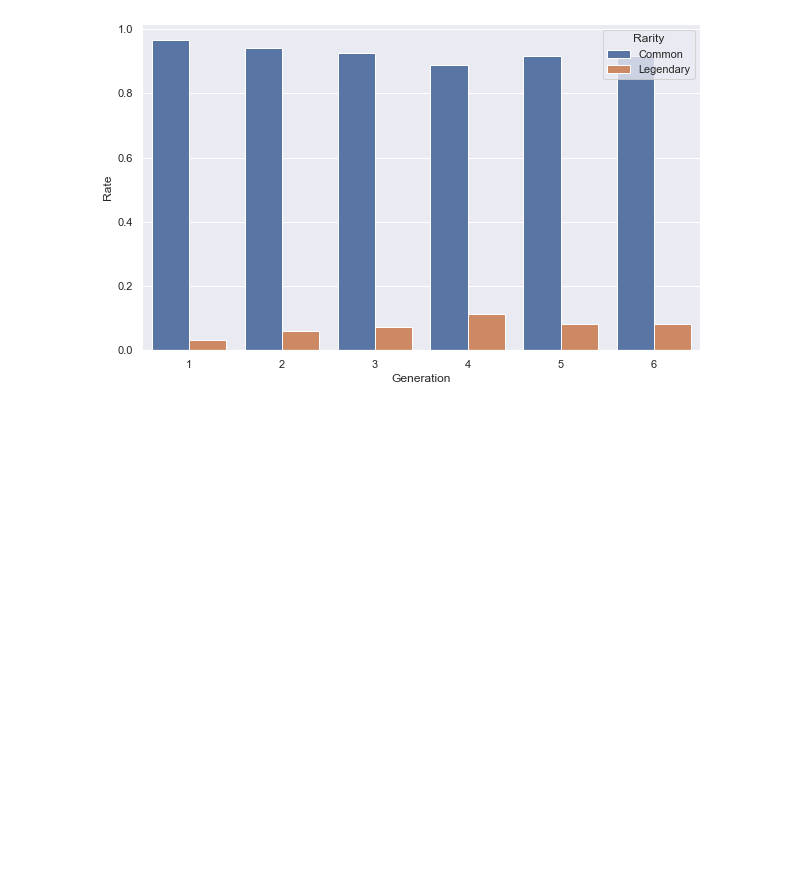
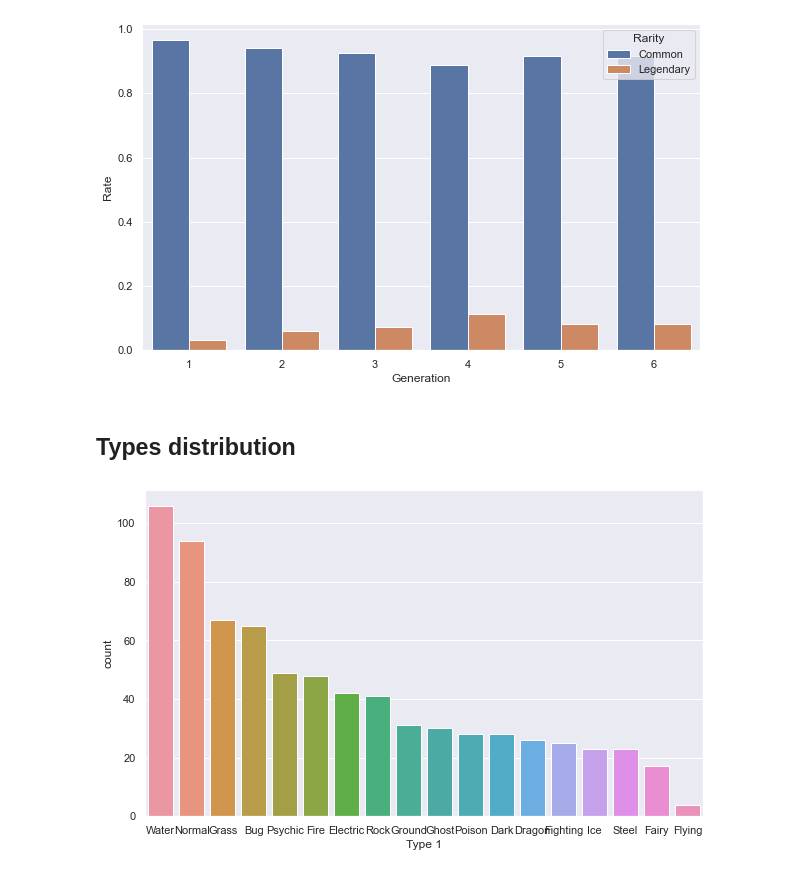
Before and after one commit to c-brugo/pkm-science, a Jupyter notebook: pkm-science.ipynb, the cells around one changed output. Cells and saved outputs as stored; diff of their text form; code cells hidden in the pictures; blank space fills up the shorter version.

```diff
--- a/pkm-science.ipynb
+++ b/pkm-science.ipynb
@@ -63,6 +66,9 @@ dtypes: object(20)
 memory usage: 90.1+ KB
 # %% [markdown]
 # Preprocessing
+# %%
+typesN = ["Type 1", "Type 2"]
+stats = ["HP", "Attack", "Defense", "Sp Atk", "Sp Def", "Speed", "Total"]
 # %%
 # Pokemon matchup dataset
 #Remove asterisks before the multiplier and setup data types
@@ -108,7 +111,7 @@ pkm_df.tail()
 | 745 | 720 | Hoopa | Psychic | Dark | 680 | 80 | 160 | 60 | 170 | 130 | 80 | ... |
 | 746 | 721 | Volcanion | Fire | Water | 600 | 80 | 110 | 120 | 130 | 90 | 70 | ... |
 # %%
-pkm_df = pkm_df[["N", "Name", "Form", "Generation"] + types + stats + ["Legendary"]]
+pkm_df = pkm_df[["N", "Name", "Form", "Generation"] + typesN + stats + ["Legendary"]]
 pkm_df.head()
 # %% [output]
 |  | N | Name | Form | Generation | Type 1 | Type 2 | HP | Attack | Defense | Sp Atk | Sp Def | ... |
@@ -183,3 +186,12 @@ plt.show()
 10           6     Common  0.916667
 11           6  Legendary  0.083333
 [figure]
+# %% [markdown]
+## Types distribution
+# %%
+#Pokemon per Type 1
+plt.figure(figsize=(10,6))
+sns.countplot(x="Type 1", data=pkm_df, order=pkm_df["Type 1"].value_counts().index)
+plt.show()
+# %% [output]
+[figure, added]
```
Also changed, not shown: parts of 4 cells of this notebook.
